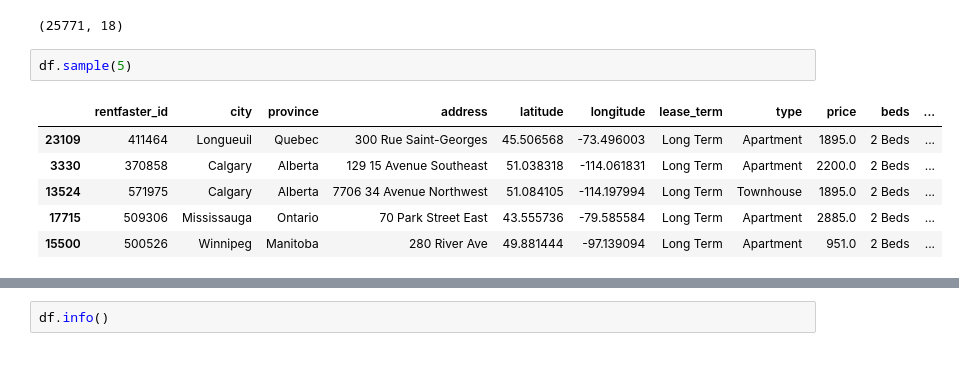
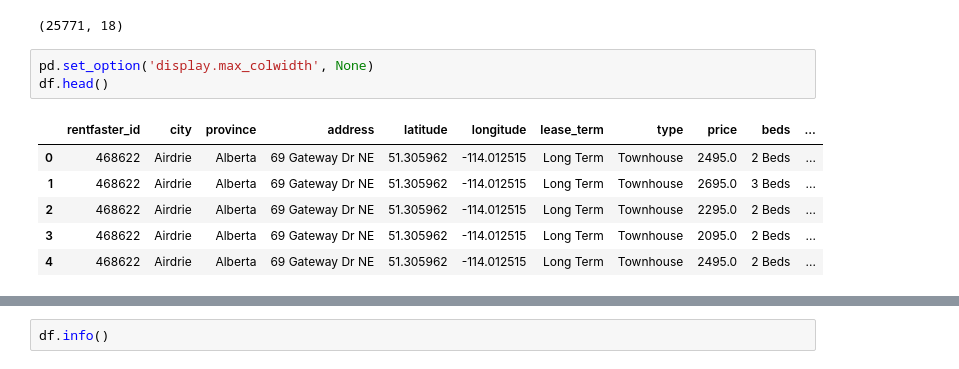
Before and after one commit to nadpierre/rental-prices-regression-project, a Jupyter notebook: RentalPricesRegression.ipynb, the cells around one changed output, grey strips where cells are left out. Cells and saved outputs as stored; diff of their text form.

```diff
--- a/RentalPricesRegression.ipynb
+++ b/RentalPricesRegression.ipynb
@@ -24,11 +26,12 @@ df.shape
 # %% [output]
 (25771, 18)
 # %%
-df.sample(5)
+pd.set_option('display.max_colwidth', None)
+df.head()
 # %% [output]
 |  | rentfaster_id | city | province | address | latitude | longitude | lease_term | type | price | beds | ... |
-| 23109 | 411464 | Longueuil | Quebec | 300 Rue Saint-Georges | 45.506568 | -73.496003 | Long Term | Apartment | 1895.0 | 2 Beds | ... |
-| 3330 | 370858 | Calgary | Alberta | 129 15 Avenue Southeast | 51.038318 | -114.061831 | Long Term | Apartment | 2200.0 | 2 Beds | ... |
-| 13524 | 571975 | Calgary | Alberta | 7706 34 Avenue Northwest | 51.084105 | -114.197994 | Long Term | Townhouse | 1895.0 | 2 Beds | ... |
-| 17715 | 509306 | Mississauga | Ontario | 70 Park Street East | 43.555736 | -79.585584 | Long Term | Apartment | 2885.0 | 2 Beds | ... |
-| 15500 | 500526 | Winnipeg | Manitoba | 280 River Ave | 49.881444 | -97.139094 | Long Term | Apartment | 951.0 | 2 Beds | ... |
+| 0 | 468622 | Airdrie | Alberta | 69 Gateway Dr NE | 51.305962 | -114.012515 | Long Term | Townhouse | 2495.0 | 2 Beds | ... |
+| 1 | 468622 | Airdrie | Alberta | 69 Gateway Dr NE | 51.305962 | -114.012515 | Long Term | Townhouse | 2695.0 | 3 Beds | ... |
+| 2 | 468622 | Airdrie | Alberta | 69 Gateway Dr NE | 51.305962 | -114.012515 | Long Term | Townhouse | 2295.0 | 2 Beds | ... |
+| 3 | 468622 | Airdrie | Alberta | 69 Gateway Dr NE | 51.305962 | -114.012515 | Long Term | Townhouse | 2095.0 | 2 Beds | ... |
+| 4 | 468622 | Airdrie | Alberta | 69 Gateway Dr NE | 51.305962 | -114.012515 | Long Term | Townhouse | 2495.0 | 2 Beds | ... |
```
Also changed, not shown: parts of 50 cells of this notebook.
